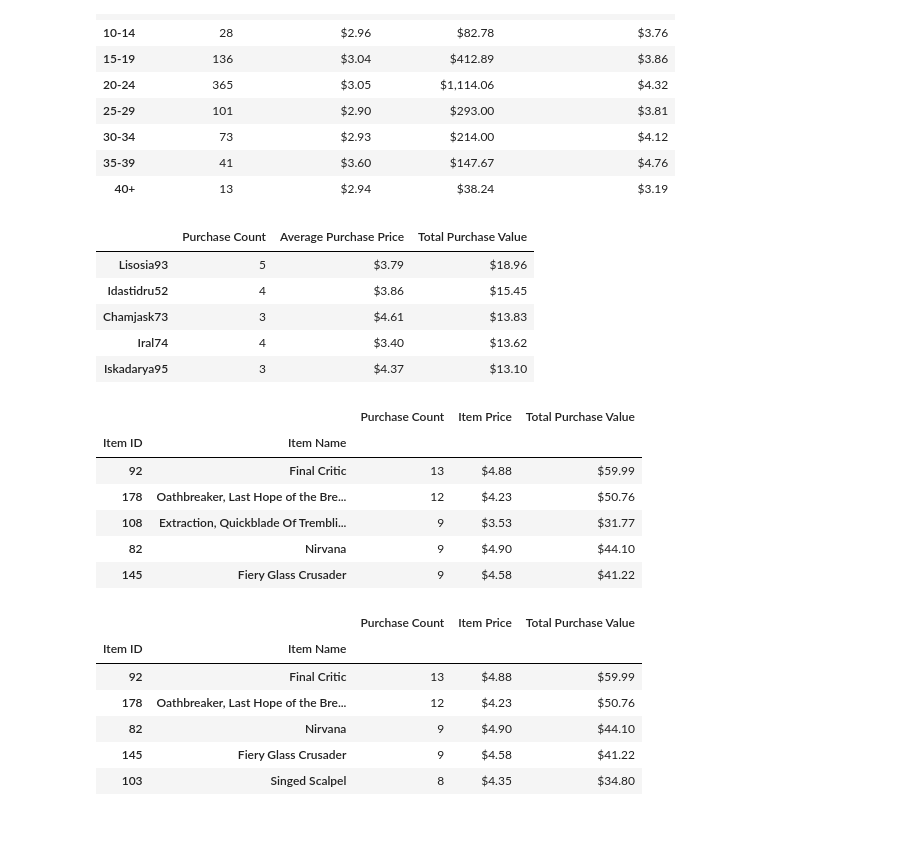
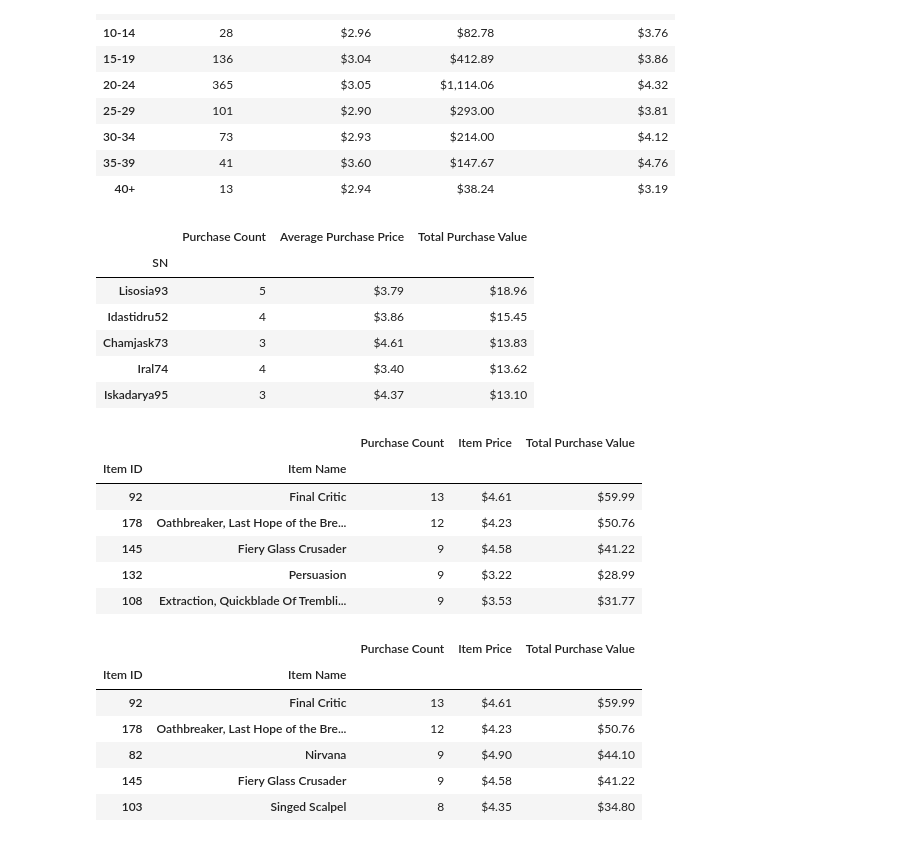
Before and after one commit to trippeto/pandas-challenge, a Jupyter notebook: HeroesOfPymoli/HeroesOfPymoli.ipynb, the cells around one changed output. Cells and saved outputs as stored; diff of their text form; code cells hidden in the pictures.

```diff
--- a/HeroesOfPymoli/HeroesOfPymoli.ipynb
+++ b/HeroesOfPymoli/HeroesOfPymoli.ipynb
@@ -129,7 +133,7 @@ purchase_summary_age_df.style.format({'Average Purchase Price': '${:.2f}',
 # %%
 # Top Spenders
 spenders_df = heroes_df.copy()
-spenders_pur_count = spenders_df['SN'].value_counts()
+spenders_pur_count = spenders_df.groupby('SN').count()['Purchase ID']
 spenders_tot_purchase = spenders_df.groupby('SN').Price.sum()
 spenders_avg_pur_price = spenders_tot_purchase/spenders_pur_count
 spenders_summary_df = pd.DataFrame({'Purchase Count': spenders_pur_count,
@@ -140,6 +144,7 @@ spenders_summary_df.head().style.format({'Average Purchase Price': '${:.2f}',
                                         'Total Purchase Value': '${:,.2f}'})
 # %% [output]
 |  | Purchase Count | Average Purchase Price | Total Purchase Value |
+| SN |  |  |  |
 | Lisosia93 | 5 | $3.79 | $18.96 |
 | Idastidru52 | 4 | $3.86 | $15.45 |
 | Chamjask73 | 3 | $4.61 | $13.83 |
@@ -148,40 +153,32 @@ spenders_summary_df.head().style.format({'Average Purchase Price': '${:.2f}',
 # %%
 # Most Popular Items
 popular_df = heroes_df[['Item ID','Item Name','Price']]
-def purchase_count(group):
-    pc = group['Item Name'].count()
-    group['Purchase Count'] = pc
-    return group
-def total_purchase(group):
-    tp = group['Price'].sum()
-    group['Total Purchase Value'] = tp
-    return group
-popular_df = popular_df.groupby(['Item ID','Item Name']).apply(purchase_count)
-popular_df = popular_df.groupby(['Item ID','Item Name']).apply(total_purchase)
-popular_df = popular_df.drop_duplicates(['Item Name'])
-popular_df = popular_df.sort_values('Purchase Count', ascending=False)
-popular_df.set_index(['Item ID','Item Name'], inplace = True, drop = True)
-popular_df.rename(columns = {'Price':'Item Price'}, inplace = True)
-popular_df = popular_df[['Purchase Count', 'Item Price', 'Total Purchase Value']]
-popular_df.head().style.format({'Item Price': '${:.2f}',
+pop_purchase_ct = popular_df.groupby(['Item ID','Item Name']).Price.count()
+pop_item_price = popular_df.groupby(['Item ID','Item Name']).Price.mean()
+pop_tot_value = popular_df.groupby(['Item ID','Item Name']).Price.sum()
+pop_summary_df = pd.DataFrame({'Purchase Count': pop_purchase_ct,
+                                   'Item Price': pop_item_price,
+                                   'Total Purchase Value': pop_tot_value})
+pop_summary_df = pop_summary_df.sort_values('Purchase Count', ascending=False)
+pop_summary_df.head().style.format({'Item Price': '${:.2f}',
                                         'Total Purchase Value': '${:,.2f}'})
 # %% [output]
 |  |  | Purchase Count | Item Price | Total Purchase Value |
 | Item ID | Item Name |  |  |  |
-| 92 | Final Critic | 13 | $4.88 | $59.99 |
+| 92 | Final Critic | 13 | $4.61 | $59.99 |
 | 178 | Oathbreaker, Last Hope of the Bre... | 12 | $4.23 | $50.76 |
+| 145 | Fiery Glass Crusader | 9 | $4.58 | $41.22 |
+| 132 | Persuasion | 9 | $3.22 | $28.99 |
 | 108 | Extraction, Quickblade Of Trembli... | 9 | $3.53 | $31.77 |
-| 82 | Nirvana | 9 | $4.90 | $44.10 |
-| 145 | Fiery Glass Crusader | 9 | $4.58 | $41.22 |
 # %%
 # Most Profitable Items
-profitable_df = popular_df.sort_values('Total Purchase Value', ascending=False)
+profitable_df = pop_summary_df.sort_values('Total Purchase Value', ascending=False)
 profitable_df.head().style.format({'Item Price': '${:.2f}',
                                         'Total Purchase Value': '${:,.2f}'})
 # %% [output]
 |  |  | Purchase Count | Item Price | Total Purchase Value |
 | Item ID | Item Name |  |  |  |
-| 92 | Final Critic | 13 | $4.88 | $59.99 |
+| 92 | Final Critic | 13 | $4.61 | $59.99 |
 | 178 | Oathbreaker, Last Hope of the Bre... | 12 | $4.23 | $50.76 |
 | 82 | Nirvana | 9 | $4.90 | $44.10 |
 | 145 | Fiery Glass Crusader | 9 | $4.58 | $41.22 |
```
Also changed, not shown: parts of 3 cells of this notebook.
